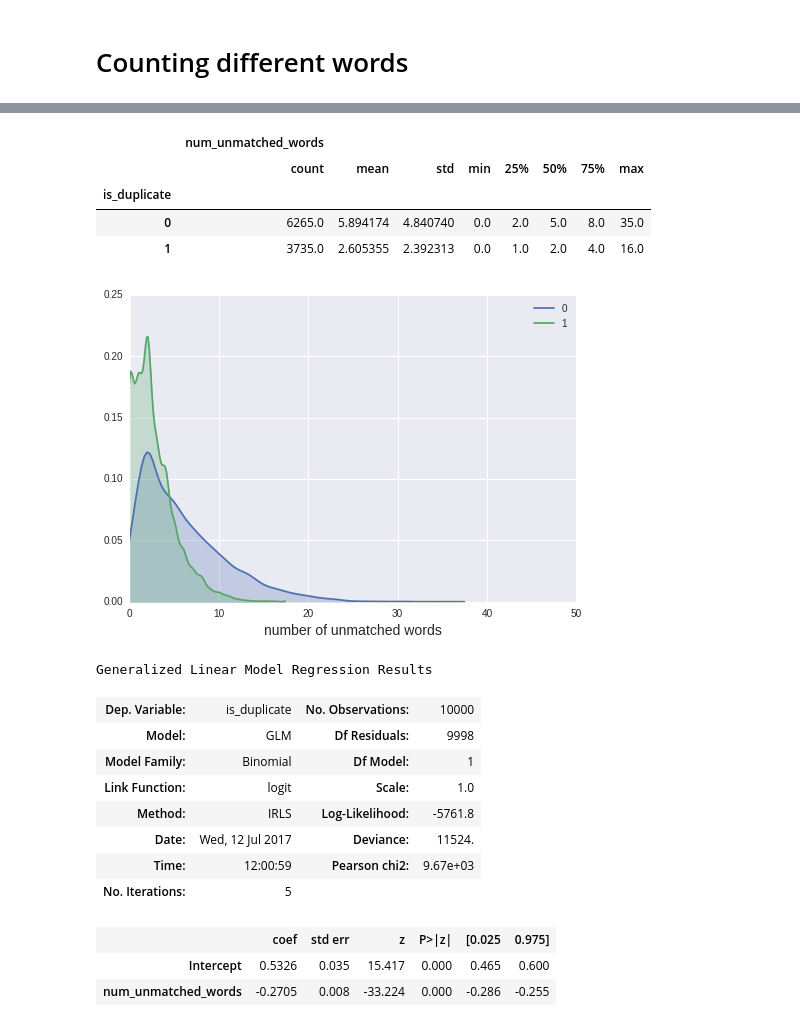
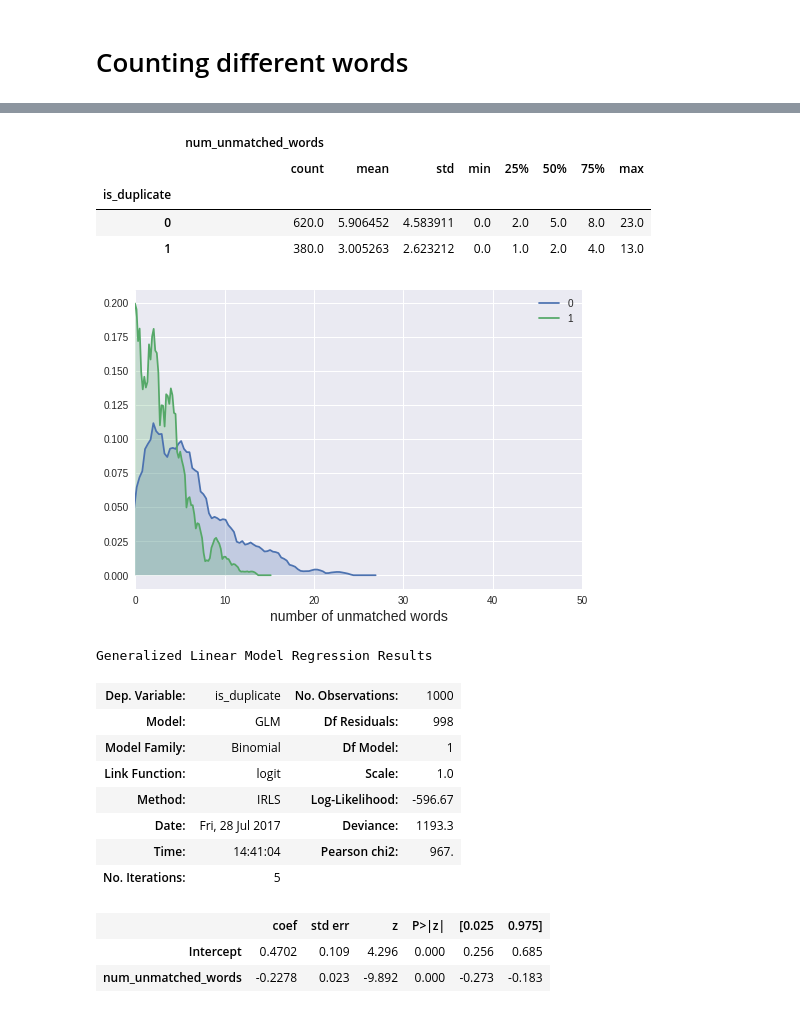
Before and after one commit to PrabhatCS/portfolio, a Jupyter notebook: nlp_features.ipynb, the cells around one changed output, grey strips where cells are left out. Cells and saved outputs as stored; diff of their text form; code cells hidden in the pictures.

```diff
--- a/nlp_features.ipynb
+++ b/nlp_features.ipynb
@@ -214,4 +248,4 @@ sample_qs.head()
 # %%
-sample_qs['pol_diff'] = sample_qs['polarity1'] - sample_qs['polarity2']
-sample_qs['subj_diff'] = sample_qs['subjectivity1'] - sample_qs['subjectivity2']
+train_1000['pol_diff'] = train_1000['polarity1'] - train_1000['polarity2']
+train_1000['subj_diff'] = train_1000['subjectivity1'] - train_1000['subjectivity2']
 # %%
@@ -252,8 +286,8 @@ How would you fix Suicide Squad?
 # %%
 def different_words(question_pair):
 
-    parsed1 = clean_text(question_pair[0])
-    parsed2 = clean_text(question_pair[1])
+    parsed1 = question_pair[0]
+    parsed2 = question_pair[1]
     diff1 = [word for word in parsed1 if word not in parsed2]
     diff2 = [word for word in parsed2 if word not in parsed1]
     return len((diff1 + diff2))
@@ -271,6 +305,6 @@ How do I know if someone has blocked me on their iPhone?
 # %%
-diff_lens = sample_qs[['question1', 'question2']].apply(different_words, axis = 1)
+diff_lens = train_1000[['q1', 'q2']].apply(different_words, axis = 1)
 # %%
-sample_qs['num_unmatched_words'] = diff_lens
-sample_qs.head()
+train_1000['num_unmatched_words'] = diff_lens
+train_1000.head()
 # %% [output]
@@ -283,38 +318,38 @@ sample_qs.head()
 # %%
-sample_qs[['is_duplicate', 'num_unmatched_words']].groupby('is_duplicate').describe()
+train_1000[['is_duplicate', 'num_unmatched_words']].groupby('is_duplicate').describe()
 # %% [output]
 |  | num_unmatched_words |  |  |  |  |  |  |  |
 |  | count | mean | std | min | 25% | 50% | 75% | max |
 | is_duplicate |  |  |  |  |  |  |  |  |
-| 0 | 6265.0 | 5.894174 | 4.840740 | 0.0 | 2.0 | 5.0 | 8.0 | 35.0 |
-| 1 | 3735.0 | 2.605355 | 2.392313 | 0.0 | 1.0 | 2.0 | 4.0 | 16.0 |
+| 0 | 620.0 | 5.906452 | 4.583911 | 0.0 | 2.0 | 5.0 | 8.0 | 23.0 |
+| 1 | 380.0 | 3.005263 | 2.623212 | 0.0 | 1.0 | 2.0 | 4.0 | 13.0 |
 # %%
 fig, ax = plt.subplots()
 
-for num, label in zip([sample_qs['num_unmatched_words'][sample_qs['is_duplicate']==0],
-                       sample_qs['num_unmatched_words'][sample_qs['is_duplicate']==1]],
+for num, label in zip([train_1000['num_unmatched_words'][train_1000['is_duplicate']==0],
+                       train_1000['num_unmatched_words'][train_1000['is_duplicate']==1]],
                       ['0','1']):
-    sns.kdeplot(num,  ax=ax, label = label, kernel = 'gau', shade = True)
+    sns.kdeplot(num,  ax=ax, label = label, kernel = 'epa', shade = True)
 
 ax.set_xlim([0, 50])
 plt.xlabel("number of unmatched words", fontsize = 14)
 plt.show()
 # %% [output]
-[figure, old version]
+[figure, new version]
 # %%
 log_model = smf.glm('is_duplicate ~ num_unmatched_words',
-                    data = sample_qs, family = sm.families.Binomial()).fit()
+                    data = train_1000, family = sm.families.Binomial()).fit()
 log_model.summary()
 # %% [output]
 Generalized Linear Model Regression Results
-| Dep. Variable: | is_duplicate | No. Observations: | 10000 |
-| Model: | GLM | Df Residuals: | 9998 |
+| Dep. Variable: | is_duplicate | No. Observations: | 1000 |
+| Model: | GLM | Df Residuals: | 998 |
 | Model Family: | Binomial | Df Model: | 1 |
 | Link Function: | logit | Scale: | 1.0 |
-| Method: | IRLS | Log-Likelihood: | -5761.8 |
-| Date: | Wed, 12 Jul 2017 | Deviance: | 11524. |
-| Time: | 12:00:59 | Pearson chi2: | 9.67e+03 |
+| Method: | IRLS | Log-Likelihood: | -596.67 |
+| Date: | Fri, 28 Jul 2017 | Deviance: | 1193.3 |
+| Time: | 14:41:04 | Pearson chi2: | 967. |
 | No. Iterations: | 5 |  |  |
 |  | coef | std err | z | P>|z| | [0.025 | 0.975] |
-| Intercept | 0.5326 | 0.035 | 15.417 | 0.000 | 0.465 | 0.600 |
-| num_unmatched_words | -0.2705 | 0.008 | -33.224 | 0.000 | -0.286 | -0.255 |
+| Intercept | 0.4702 | 0.109 | 4.296 | 0.000 | 0.256 | 0.685 |
+| num_unmatched_words | -0.2278 | 0.023 | -9.892 | 0.000 | -0.273 | -0.183 |
```
Also changed, not shown: parts of 32 cells of this notebook.
